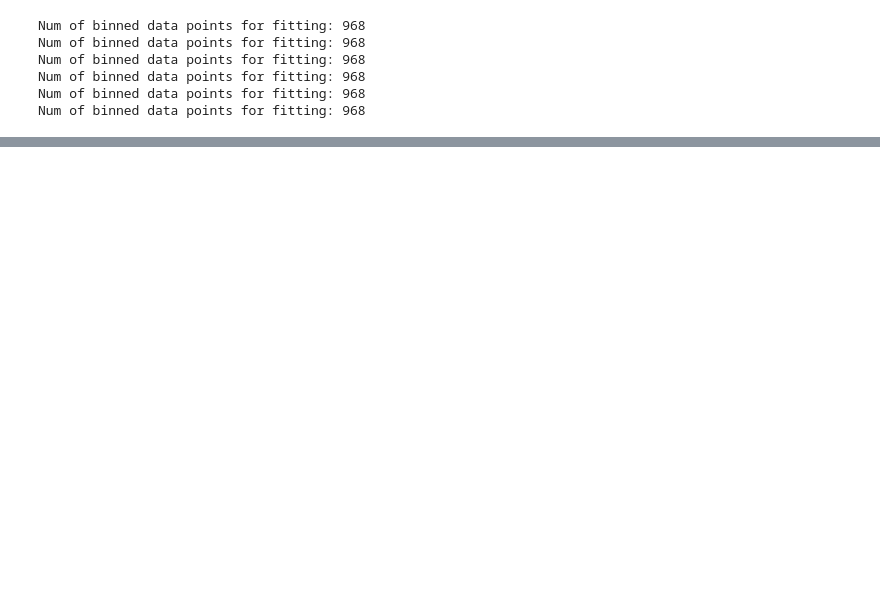
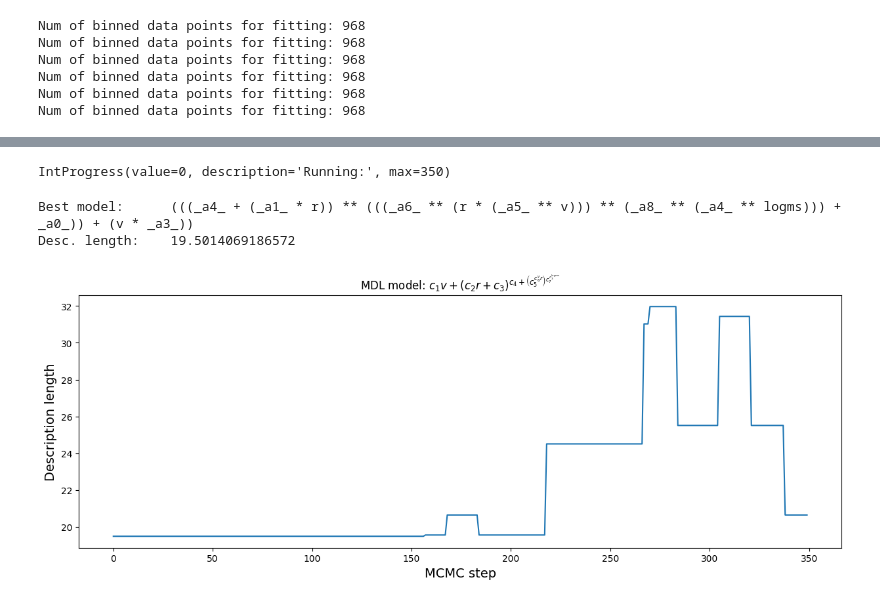
Before and after one commit to RizkallahBotros/LCP-Research_Modelling-Infall-Time, a Jupyter notebook: bayesianSR.ipynb, the cells around one changed output, grey strips where cells are left out. Drawn from its saved outputs; the diff is of its cells as text; code cells hidden in the pictures; blank space fills up the shorter version.

```diff
--- a/bayesianSR.ipynb
+++ b/bayesianSR.ipynb
@@ -280,10 +281,21 @@ Num of binned data points for fitting: 968
 Num of binned data points for fitting: 968
 Num of binned data points for fitting: 968
 Num of binned data points for fitting: 968
+# %%
+# reformat dict for BMS, turn into pd df
+
+df = pd.DataFrame(data= {
+    'r': X_binned[99][:,0],
+    'v': X_binned[99][:,1],
+    'logms': X_binned[99][:,2],
+    'Tinf': y_mean[99]
+}, columns=['r', 'v', 'logms', 'Tinf'])
+
+in_data = ['r', 'v', 'logms']
 # %%
 # initialize bayesian machine
 
-prior_par = read_prior_par(r"C:\Users\rizkw\Documents\LCP Research\Project Files\Tinf_at_R200_Project\Prior\final_prior_param_sq.named_equations.nv13.np13.2016-09-01 17:05:57.196882.dat")
+prior_par = read_prior_par(r"C:\Users\rizkw\Documents\LCP Research\Project Files\Tinf_at_R200_Project\Prior\final_prior_param_sq.named_equations.nv13.np13.2016-09-01 17_05_57.196882.dat")
 
 Ts = [1] + [1.04**k for k in range(1, 20)]
 
@@ -291,6 +303,6 @@ pms = Parallel(
     Ts,
     variables=['r', 'v', 'logms'],
     parameters=['a%d' % i for i in range(13)],
-    x=X_binned[99], y=y_mean[99],
+    x=df[in_data], y=df['Tinf'],
     prior_par=prior_par,
 )
@@ -298,0 +309,40 @@ OSError: [Errno 22] Invalid argument: 'C:\\Users\\rizkw\\Documents\\LCP Research
+# %%
+# sampling expressions
+
+# mcmc steps
+nstep = 350
+
+# progress bar
+f = IntProgress(min=0, max=nstep, description='Running:') # instantiate the bar
+display(f)
+
+# MCMC
+description_lengths, mdl, mdl_model = [], np.inf, None
+for i in range(nstep):
+    # MCMC update
+    pms.mcmc_step() # MCMC step within each T
+    pms.tree_swap() # Attempt to swap two randomly selected consecutive temps
+    # Add the description length to the trace
+    description_lengths.append(pms.t1.E)
+    # Check if this is the MDL expression so far
+    if pms.t1.E < mdl:
+        mdl, mdl_model = pms.t1.E, deepcopy(pms.t1)
+    # Update the progress bar
+    f.value += 1
+# %% [output]
+IntProgress(value=0, description='Running:', max=350)
+# %%
+print('Best model:\t', mdl_model)
+print('Desc. length:\t', mdl)
+# %% [output]
+Best model:      (((_a4_ + (_a1_ * r)) ** (((_a6_ ** (r * (_a5_ ** v))) ** (_a8_ ** (_a4_ ** logms))) + _a0_)) + (v * _a3_))
+Desc. length:    19.5014069186572
+# %%
+plt.figure(figsize=(15, 5))
+plt.plot(description_lengths)
+plt.xlabel('MCMC step', fontsize=14)
+plt.ylabel('Description length', fontsize=14)
+plt.title('MDL model: $%s$' % mdl_model.latex())
+plt.show()
+# %% [output]
+[figure, added]
```
Also changed, not shown: parts of 4 cells of this notebook.
